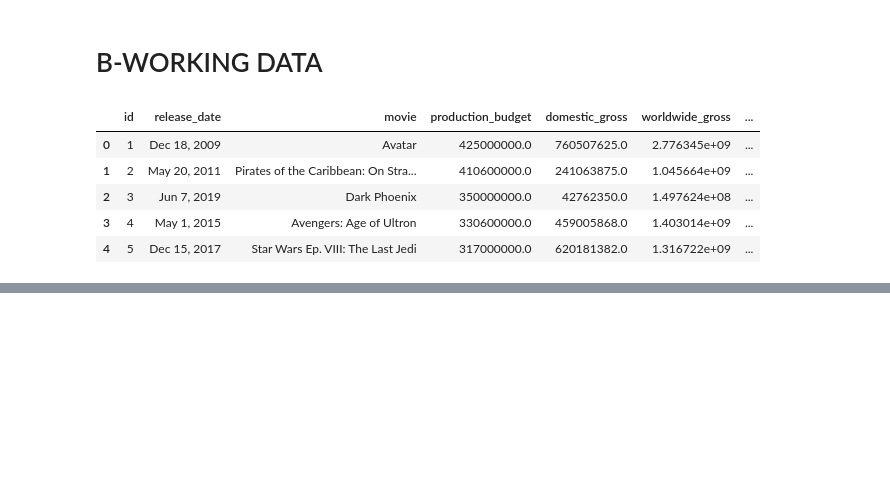
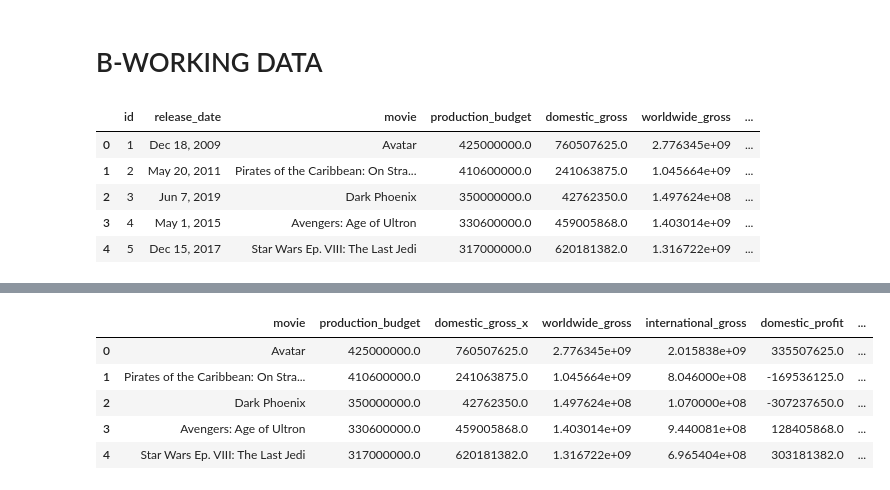
Before and after one commit to stepgrig/Microsoft-Movie-Data-Analysis, a Jupyter notebook: Team_work.ipynb, the cells around one changed output, grey strips where cells are left out. Saved outputs shown, nothing was run; the diff lists cells and outputs as text; code cells hidden in the pictures; blank space fills up the shorter version.

```diff
--- a/Team_work.ipynb
+++ b/Team_work.ipynb
@@ -279,0 +405,17 @@ tnmovie_basics_director = pd.merge(tnmovie_basics,directors_df, left_on ='movie_
+# %%
+#Create a subset of tnmovie_basics_director_studio_popularity with less columns:
+col = ['movie', 'production_budget',
+       'domestic_gross_x', 'worldwide_gross', 'international_gross',
+       'domestic_profit', 'international_profit', 'worldwide_profit',
+       'domestic_ROI', 'international_ROI', 'worldwide_ROI', 'movie_id',
+       'primary_title','runtime_minutes',
+       'genres','primary_name','primary_profession']
+subset_tnmovie_basics_director_studio_popularity = tnmovie_basics_director_studio_popularity[col]
+subset_tnmovie_basics_director_studio_popularity.head()
+# %% [output]
+|  | movie | production_budget | domestic_gross_x | worldwide_gross | international_gross | domestic_profit | ... |
+| 0 | Avatar | 425000000.0 | 760507625.0 | 2.776345e+09 | 2.015838e+09 | 335507625.0 | ... |
+| 1 | Pirates of the Caribbean: On Stra... | 410600000.0 | 241063875.0 | 1.045664e+09 | 8.046000e+08 | -169536125.0 | ... |
+| 2 | Dark Phoenix | 350000000.0 | 42762350.0 | 1.497624e+08 | 1.070000e+08 | -307237650.0 | ... |
+| 3 | Avengers: Age of Ultron | 330600000.0 | 459005868.0 | 1.403014e+09 | 9.440081e+08 | 128405868.0 | ... |
+| 4 | Star Wars Ep. VIII: The Last Jedi | 317000000.0 | 620181382.0 | 1.316722e+09 | 6.965404e+08 | 303181382.0 | ... |
```
Also changed, not shown: parts of 20 cells of this notebook.
